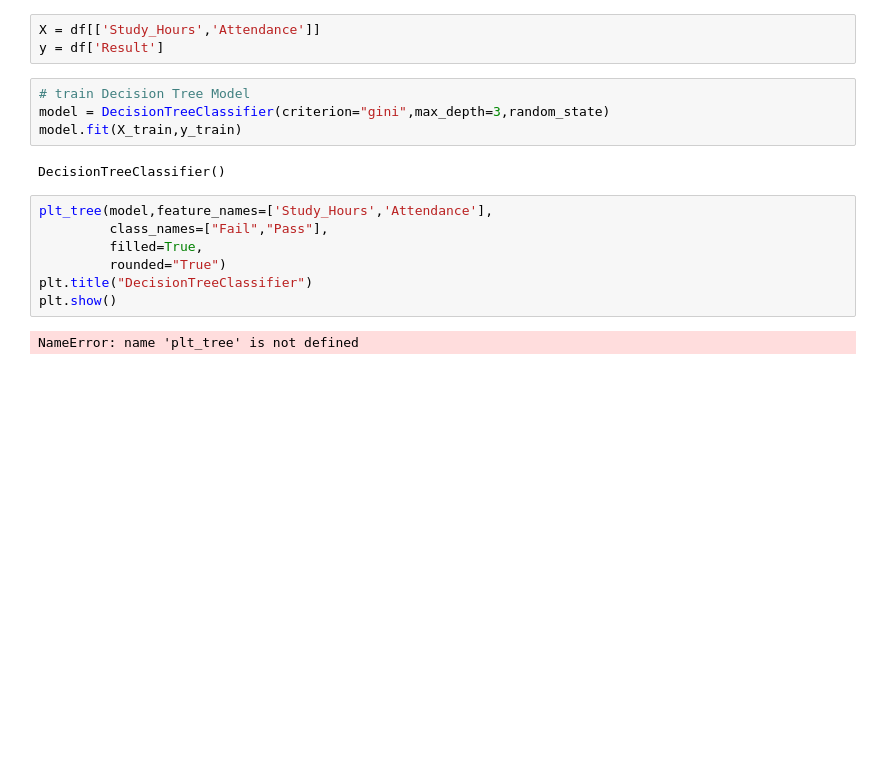
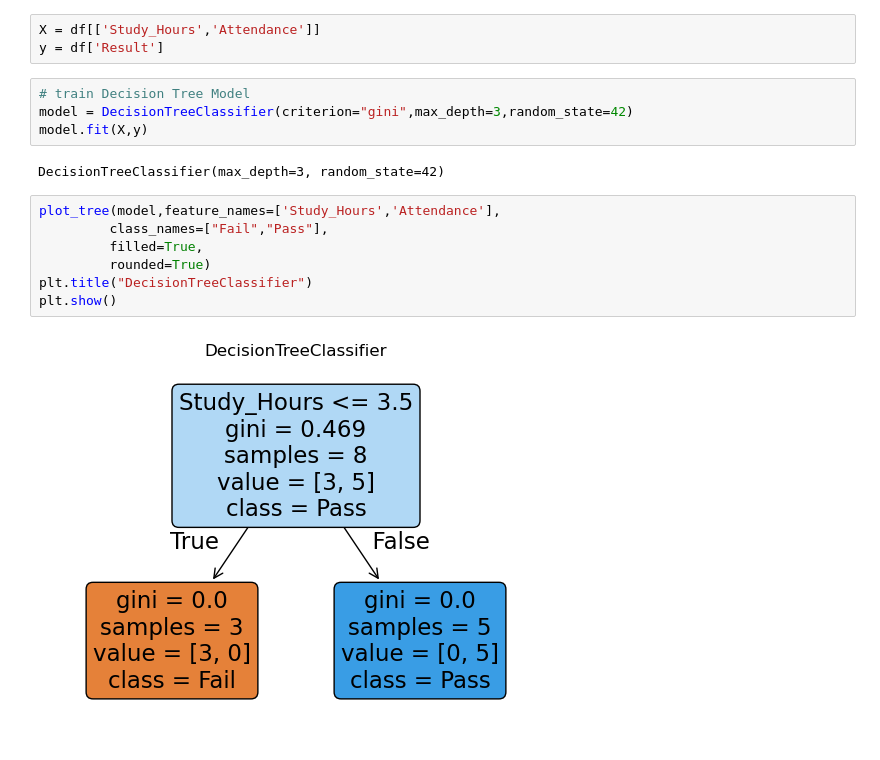
Before and after one commit to Pankaj-Str/Complete-Python-Mastery, a Jupyter notebook: 00 Lecture/lecture13/ML/DecisonTree.ipynb, the cells around one changed output. Drawn from its saved outputs; the diff is of its cells as text; blank space fills up the shorter version.

```diff
--- a/00 Lecture/lecture13/ML/DecisonTree.ipynb
+++ b/00 Lecture/lecture13/ML/DecisonTree.ipynb
@@ -28,16 +28,16 @@ X = df[['Study_Hours','Attendance']]
 y = df['Result']
 # %%
 # train Decision Tree Model
-model = DecisionTreeClassifier(criterion="gini",max_depth=3,random_state)
-model.fit(X_train,y_train)
+model = DecisionTreeClassifier(criterion="gini",max_depth=3,random_state=42)
+model.fit(X,y)
 # %% [output]
-DecisionTreeClassifier()
+DecisionTreeClassifier(max_depth=3, random_state=42)
 # %%
-plt_tree(model,feature_names=['Study_Hours','Attendance'],
+plot_tree(model,feature_names=['Study_Hours','Attendance'],
          class_names=["Fail","Pass"],
          filled=True,
-         rounded="True")
+         rounded=True)
 plt.title("DecisionTreeClassifier")
 plt.show()
 # %% [output]
-NameError: name 'plt_tree' is not defined
+[figure, added]
```
Also changed, not shown: 4 other files.
